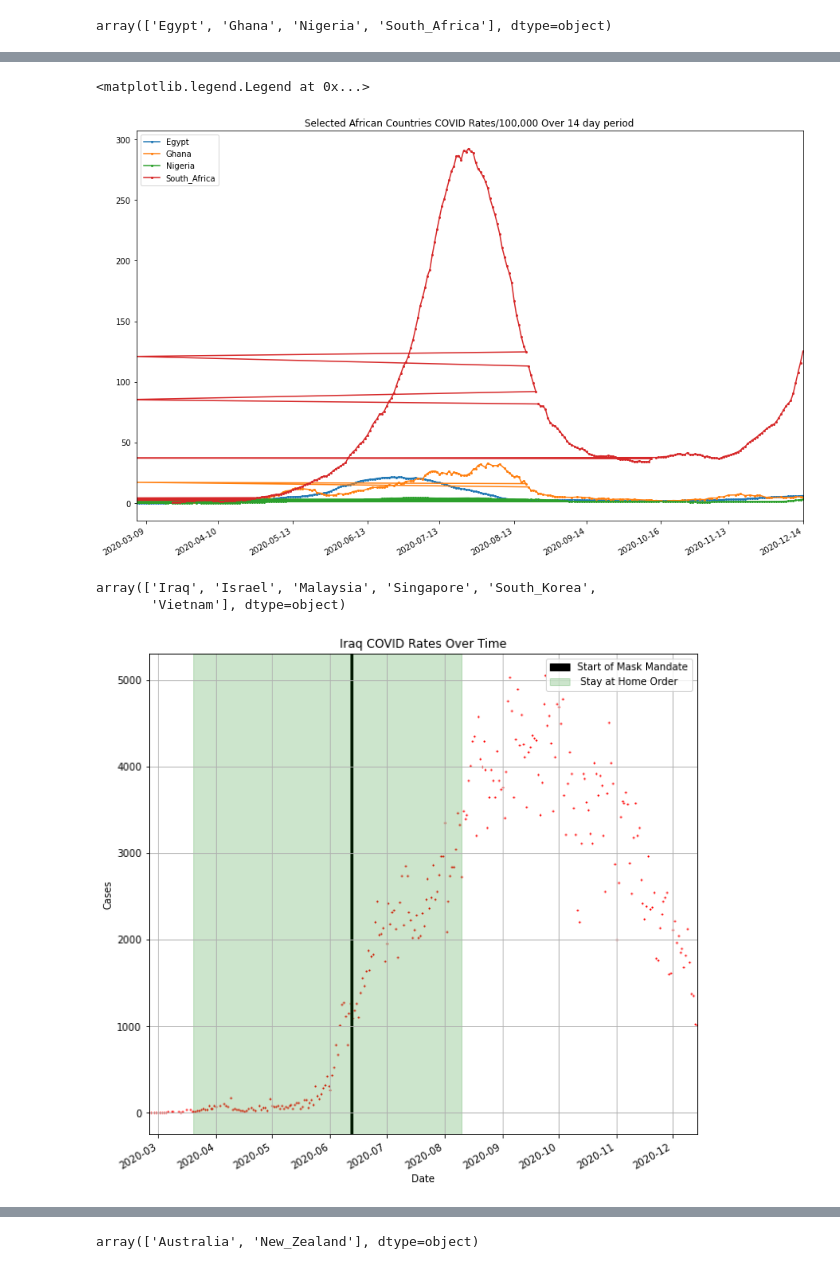
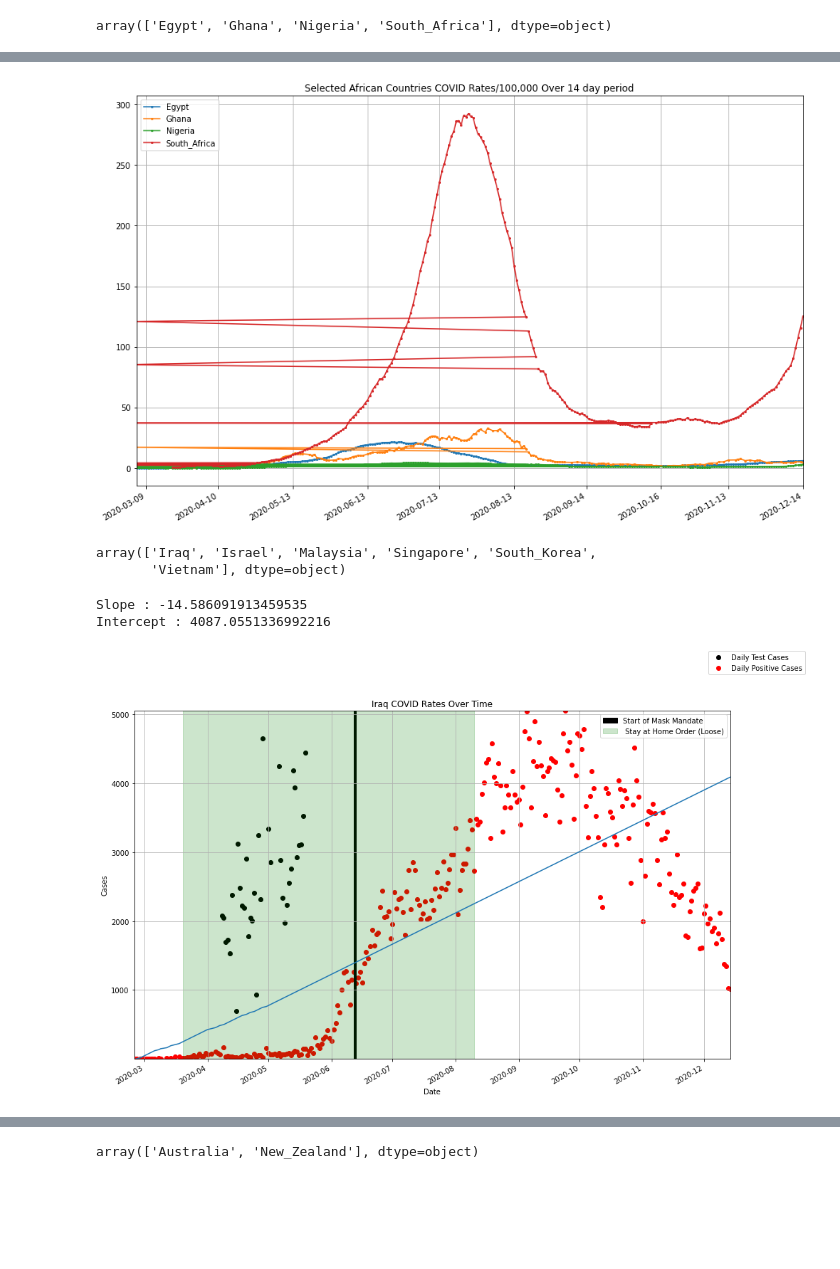
Before and after one commit to AIndian/Covid-19-international, a Jupyter notebook: Data Visual/Visualizing Data.ipynb, the cells around one changed output, grey strips where cells are left out. Cells and saved outputs as stored; diff of their text form; code cells hidden in the pictures; blank space fills up the shorter version.

Commit message:
Visualizations update with trend line and testingData input

```diff
--- a/Data Visual/Visualizing Data.ipynb
+++ b/Data Visual/Visualizing Data.ipynb
@@ -13,5 +14,8 @@ import numpy as np
 # %%
 #Reading our cleaned data set
+if not os.path.exists('output'):
+    os.makedirs('output')
 df = pd.read_csv("cleaned_data.csv")
-df
+test = pd.read_csv("testData.csv")
+test
 # %% [output]
@@ -383,11 +592,12 @@ ax.set_xlim(min(x_axis),max(x_axis))
 fig.autofmt_xdate()
 
 #Plotting grid and displaying
-plt.title('Selected African Countries COVID Rates/100,000 Over 14 day period')
+title = plt.title('Selected African Countries COVID Rates/100,000 Over 14 day period')
+plt.grid(True)
 ax.legend(loc = 'upper left')
+fig.savefig(f'output/African14day.jpg')
 # %% [output]
-<matplotlib.legend.Legend at 0x...>
-[figure, old version]
+[figure, new version]
 # %%
 asia_df['Country'].unique()
 # %% [output]
@@ -396,30 +606,53 @@ array(['Iraq', 'Israel', 'Malaysia', 'Singapore', 'South_Korea',
 # %%
 irDF = asia_df.loc[asia_df['Country']=='Iraq']
 x_axisIR = pd.to_datetime(irDF['date'])
 y_axisIR = irDF['cases']
 
 #Defining the parameters to calculate the R-Value
 fig, ax = plt.subplots(figsize=(15, 10))
 ax.axvspan(date2num(datetime(2020,6,12)), date2num(datetime(2020,6,13)),
            label="Start of Mask Mandate",color="black", alpha=1)
 ax.axvspan(date2num(datetime(2020,3,20)), date2num(datetime(2020,8,10)),
-           label=" Stay at Home Order",color="green", alpha=0.2)
-plt.scatter(x_axisIR, y_axisIR, s = 5, marker="o", color="red")
-plt.title('Iraq COVID Rates Over Time')
+           label=" Stay at Home Order (Loose)",color="green", alpha=0.2)
+l2 = plt.scatter(x_axisIR, y_axisIR, marker="o", color="red")
+title = plt.title('Iraq COVID Rates Over Time')
 plt.xlabel('Date')
 plt.ylabel('Cases')
+
+#secondary plot for testing
+tDF = test.loc[test['Country'] == 'Iraq']
+x_axe = pd.to_datetime(tDF['date'])
+y_axe = tDF['Daily Tests']
+l1 = ax.scatter(x_axe,y_axe, color = 'black')
+
+fig.legend((l1,l2),('Daily Test Cases','Daily Positive Cases'))
+ax.set_ylim(min(y_axisIR),max(y_axisIR))
+
+
+
+#trend
+x = np.arange(x_axisIR.size)
+fit = np.polyfit(x, y_axisIR, deg=1)
+print ("Slope : " + str(fit[0]))
+print ("Intercept : " + str(fit[1]))
+#Fit function : y = mx + c [linear regression ]
+fit_function = np.poly1d(fit)
+plt.plot(x_axisIR, fit_function(x))
 
 # Define the date format
 monthsIR = mdates.MonthLocator()  # every month
 ax.xaxis.set_major_locator(monthsIR)
 
 ax.set_xlim(min(x_axisIR),max(x_axisIR))
 plt.legend()
 fig.autofmt_xdate()
 plt.grid(True)
 plt.show()
+fig.savefig(f'output/{title}.jpg')
 # %% [output]
+Slope : -14.586091913459535
+Intercept : 4087.0551336992216
-[figure, old version]
+[figure, new version]
 # %%
 ilDF = asia_df.loc[asia_df['Country']=='Israel']
 x_axisIL = pd.to_datetime(ilDF['date'])
```
Also changed, not shown: parts of 31 cells of this notebook, 30 other files.
